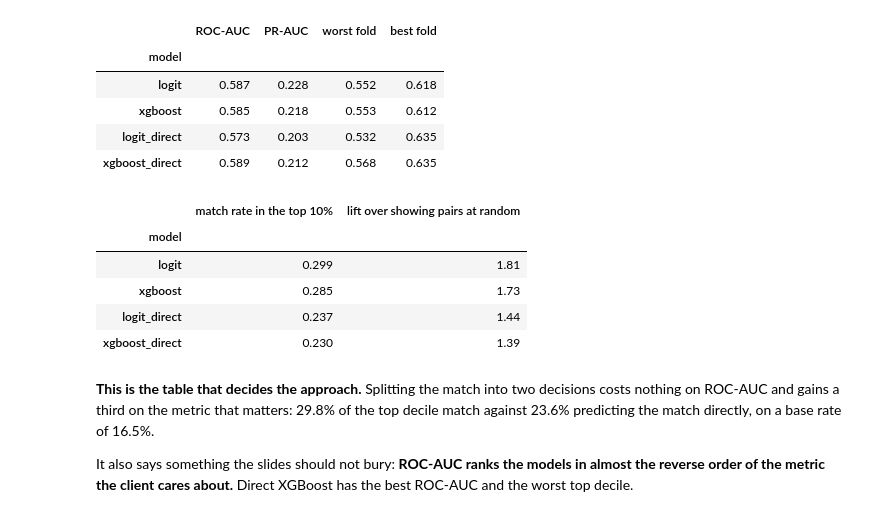
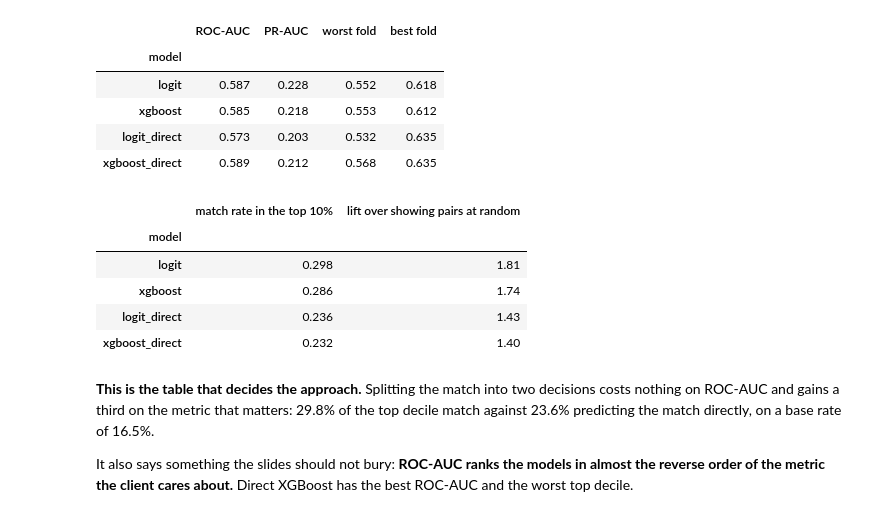
Before and after one commit to ithierda/isaf-group-rito-mitsouka, a Jupyter notebook: notebooks/03_models.ipynb, the cells around one changed output. Saved outputs shown, nothing was run; the diff lists cells and outputs as text; code cells hidden in the pictures.

```diff
--- a/notebooks/03_models.ipynb
+++ b/notebooks/03_models.ipynb
@@ -233,21 +233,23 @@ results
 | xgboost_direct | 0.589 | 0.212 | 0.568 | 0.635 |
 # %%
 # What the client would actually see: if the app shows the top 10% of pairs, how many are matches?
+# Same definition as 04 to 07: the pairs at or above the ninth decile of the score.
+def top_decile(frame, column, k=0.10):
+    return frame.match[frame[column] >= frame[column].quantile(1 - k)].mean()
+
 base = oof.match.mean()
-rows = []
-for name in ALL:
-    top = oof.nlargest(int(0.10 * len(oof)), name)
-    rows.append({"model": name, "match rate in the top 10%": round(top.match.mean(), 3),
-                 "lift over showing pairs at random": round(top.match.mean() / base, 2)})
+rows = [{"model": name, "match rate in the top 10%": round(top_decile(oof, name), 3),
+         "lift over showing pairs at random": round(top_decile(oof, name) / base, 2)}
+        for name in ALL]
 
 pd.DataFrame(rows).set_index("model")
 # %% [output]
 |  | match rate in the top 10% | lift over showing pairs at random |
 | model |  |  |
-| logit | 0.299 | 1.81 |
-| xgboost | 0.285 | 1.73 |
-| logit_direct | 0.237 | 1.44 |
-| xgboost_direct | 0.230 | 1.39 |
+| logit | 0.298 | 1.81 |
+| xgboost | 0.286 | 1.74 |
+| logit_direct | 0.236 | 1.43 |
+| xgboost_direct | 0.232 | 1.40 |
 # %% [markdown]
 **This is the table that decides the approach.** Splitting the match into two decisions costs nothing
 on ROC-AUC and gains a third on the metric that matters: 29.8% of the top decile match against 23.6%
```
Also changed, not shown: parts of 1 cell of this notebook, 19 other files.
